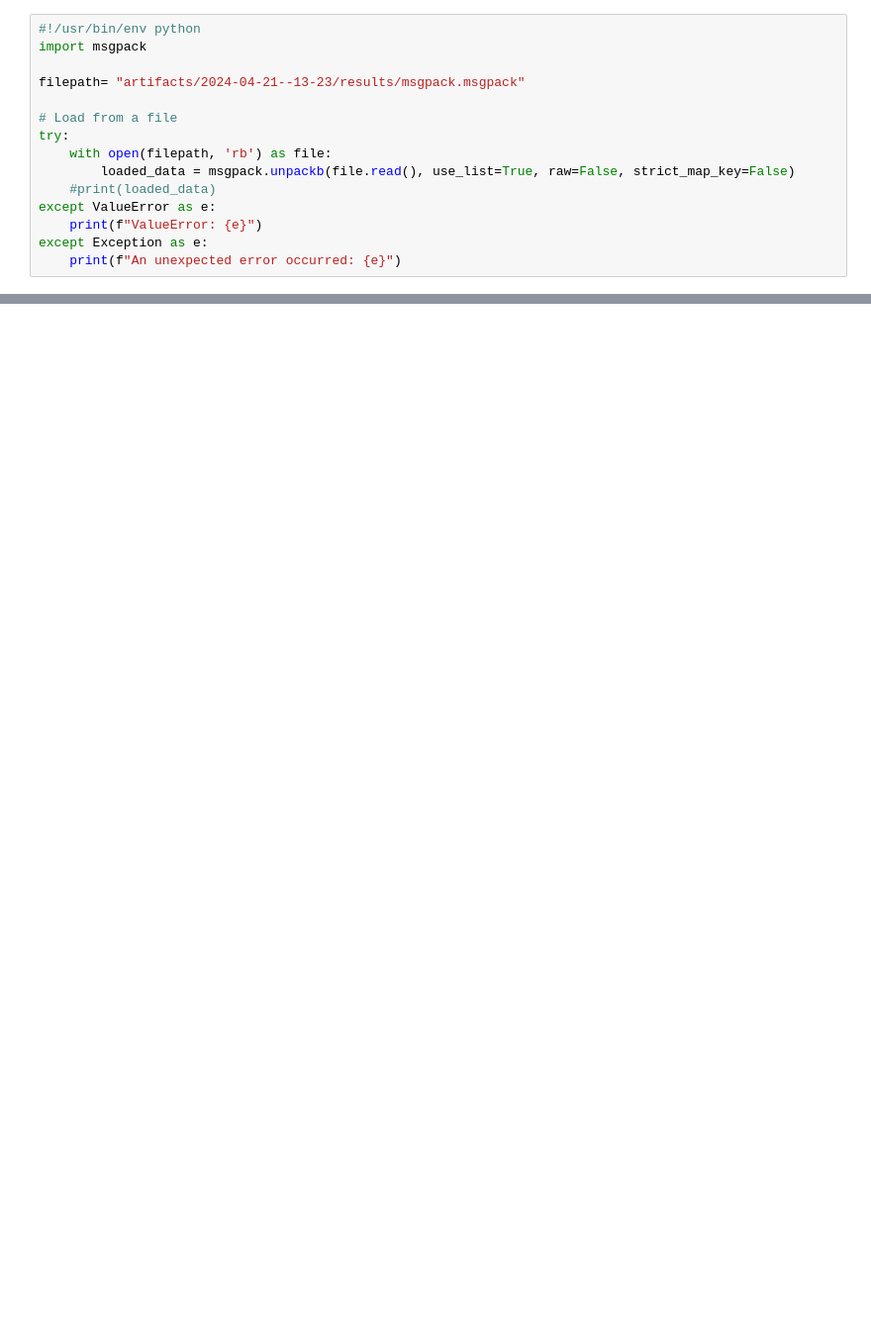
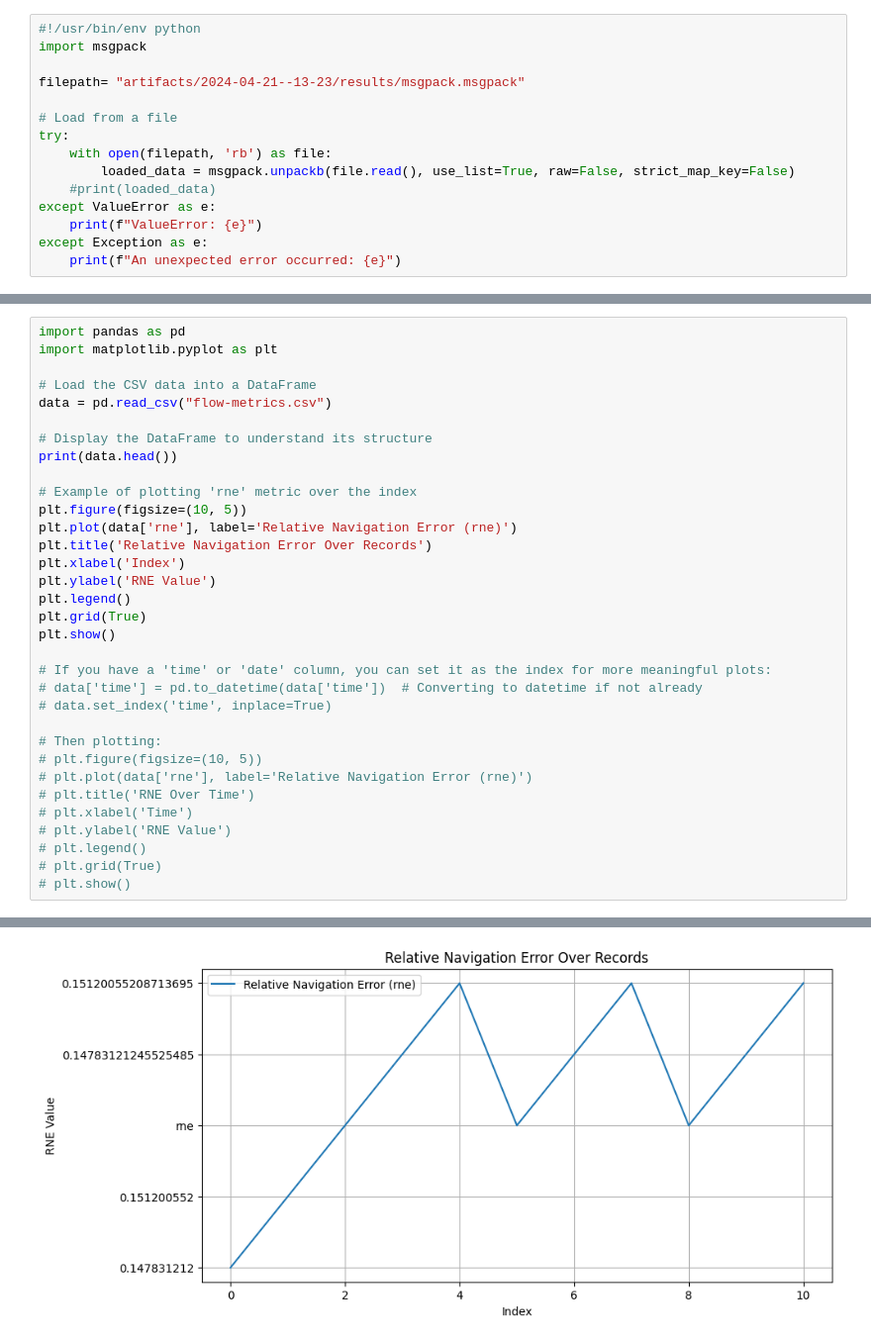
Before and after one commit to nicktmv/RaTrack, a Jupyter notebook: main.ipynb, the cells around one changed output, grey strips where cells are left out. Shown at 99% size. Cells and saved outputs as stored; diff of their text form; blank space fills up the shorter version.

```diff
--- a/main.ipynb
+++ b/main.ipynb
@@ -133,0 +36,34 @@ SyntaxError: invalid syntax (2307178157.py, line 1)
+# %%
+import pandas as pd
+import matplotlib.pyplot as plt
+
+# Load the CSV data into a DataFrame
+data = pd.read_csv("flow-metrics.csv")
+
+# Display the DataFrame to understand its structure
+print(data.head())
+
+# Example of plotting 'rne' metric over the index
+plt.figure(figsize=(10, 5))
+plt.plot(data['rne'], label='Relative Navigation Error (rne)')
+plt.title('Relative Navigation Error Over Records')
+plt.xlabel('Index')
+plt.ylabel('RNE Value')
+plt.legend()
+plt.grid(True)
+plt.show()
+
+# If you have a 'time' or 'date' column, you can set it as the index for more meaningful plots:
+# data['time'] = pd.to_datetime(data['time'])  # Converting to datetime if not already
+# data.set_index('time', inplace=True)
+
+# Then plotting:
+# plt.figure(figsize=(10, 5))
+# plt.plot(data['rne'], label='Relative Navigation Error (rne)')
+# plt.title('RNE Over Time')
+# plt.xlabel('Time')
+# plt.ylabel('RNE Value')
+# plt.legend()
+# plt.grid(True)
+# plt.show()
+# %% [output]
@@ -133,0 +83 @@ SyntaxError: invalid syntax (2307178157.py, line 1)
+[figure, added]
```
Also changed, not shown: parts of 8 cells of this notebook, 3 other files.
